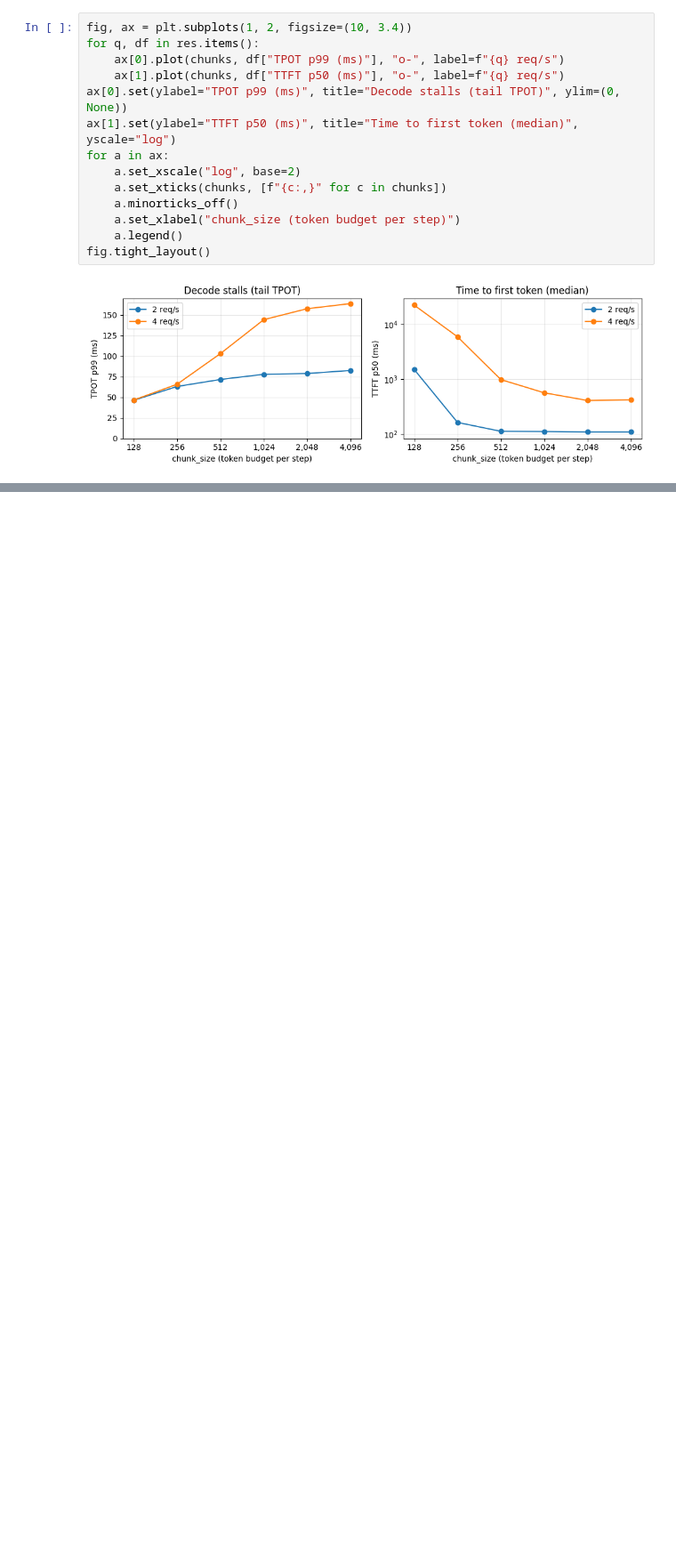
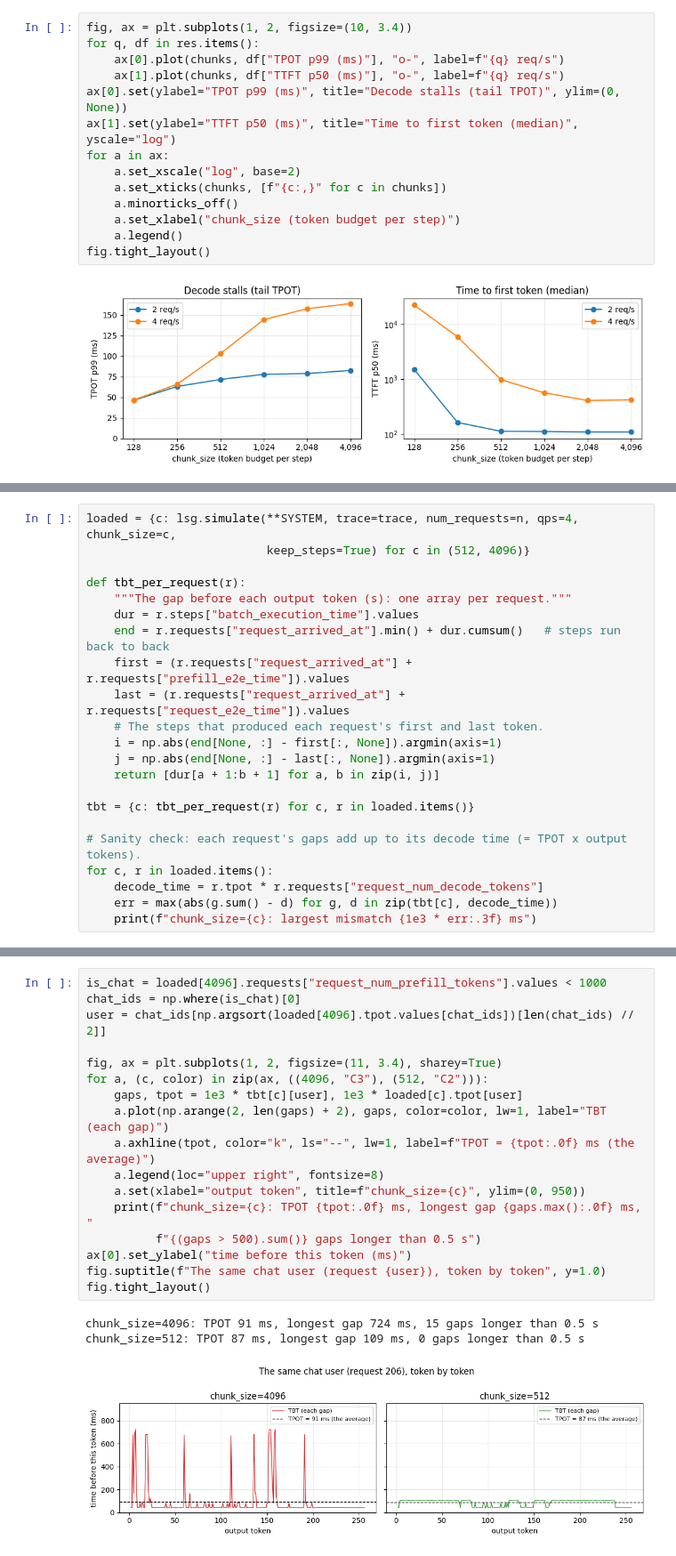
Before and after one commit to kwmaeng91/studying-llm-systems-without-gpus, a Jupyter notebook: docs/lectures/03-chunked-prefill.ipynb, the cells around one changed output, grey strips where cells are left out. Shown at 89% size. Cells and saved outputs as stored; diff of their text form; blank space fills up the shorter version.

```diff
--- a/docs/lectures/03-chunked-prefill.ipynb
+++ b/docs/lectures/03-chunked-prefill.ipynb
@@ -568,0 +534,22 @@ pd.DataFrame({f"chunk_size={c}": {
+# %%
+loaded = {c: lsg.simulate(**SYSTEM, trace=trace, num_requests=n, qps=4, chunk_size=c,
+                          keep_steps=True) for c in (512, 4096)}
+
+def tbt_per_request(r):
+    """The gap before each output token (s): one array per request."""
+    dur = r.steps["batch_execution_time"].values
+    end = r.requests["request_arrived_at"].min() + dur.cumsum()   # steps run back to back
+    first = (r.requests["request_arrived_at"] + r.requests["prefill_e2e_time"]).values
+    last = (r.requests["request_arrived_at"] + r.requests["request_e2e_time"]).values
+    # The steps that produced each request's first and last token.
+    i = np.abs(end[None, :] - first[:, None]).argmin(axis=1)
+    j = np.abs(end[None, :] - last[:, None]).argmin(axis=1)
+    return [dur[a + 1:b + 1] for a, b in zip(i, j)]
+
+tbt = {c: tbt_per_request(r) for c, r in loaded.items()}
+
+# Sanity check: each request's gaps add up to its decode time (= TPOT x output tokens).
+for c, r in loaded.items():
+    decode_time = r.tpot * r.requests["request_num_decode_tokens"]
+    err = max(abs(g.sum() - d) for g, d in zip(tbt[c], decode_time))
+    print(f"chunk_size={c}: largest mismatch {1e3 * err:.3f} ms")
@@ -568,0 +565,21 @@ pd.DataFrame({f"chunk_size={c}": {
+# %%
+is_chat = loaded[4096].requests["request_num_prefill_tokens"].values < 1000
+chat_ids = np.where(is_chat)[0]
+user = chat_ids[np.argsort(loaded[4096].tpot.values[chat_ids])[len(chat_ids) // 2]]
+
+fig, ax = plt.subplots(1, 2, figsize=(11, 3.4), sharey=True)
+for a, (c, color) in zip(ax, ((4096, "C3"), (512, "C2"))):
+    gaps, tpot = 1e3 * tbt[c][user], 1e3 * loaded[c].tpot[user]
+    a.plot(np.arange(2, len(gaps) + 2), gaps, color=color, lw=1, label="TBT (each gap)")
+    a.axhline(tpot, color="k", ls="--", lw=1, label=f"TPOT = {tpot:.0f} ms (the average)")
+    a.legend(loc="upper right", fontsize=8)
+    a.set(xlabel="output token", title=f"chunk_size={c}", ylim=(0, 950))
+    print(f"chunk_size={c}: TPOT {tpot:.0f} ms, longest gap {gaps.max():.0f} ms, "
+          f"{(gaps > 500).sum()} gaps longer than 0.5 s")
+ax[0].set_ylabel("time before this token (ms)")
+fig.suptitle(f"The same chat user (request {user}), token by token", y=1.0)
+fig.tight_layout()
+# %% [output]
+chunk_size=4096: TPOT 91 ms, longest gap 724 ms, 15 gaps longer than 0.5 s
+chunk_size=512: TPOT 87 ms, longest gap 109 ms, 0 gaps longer than 0.5 s
+[figure, added]
```
Also changed, not shown: parts of 13 cells of this notebook, 1 other file.
